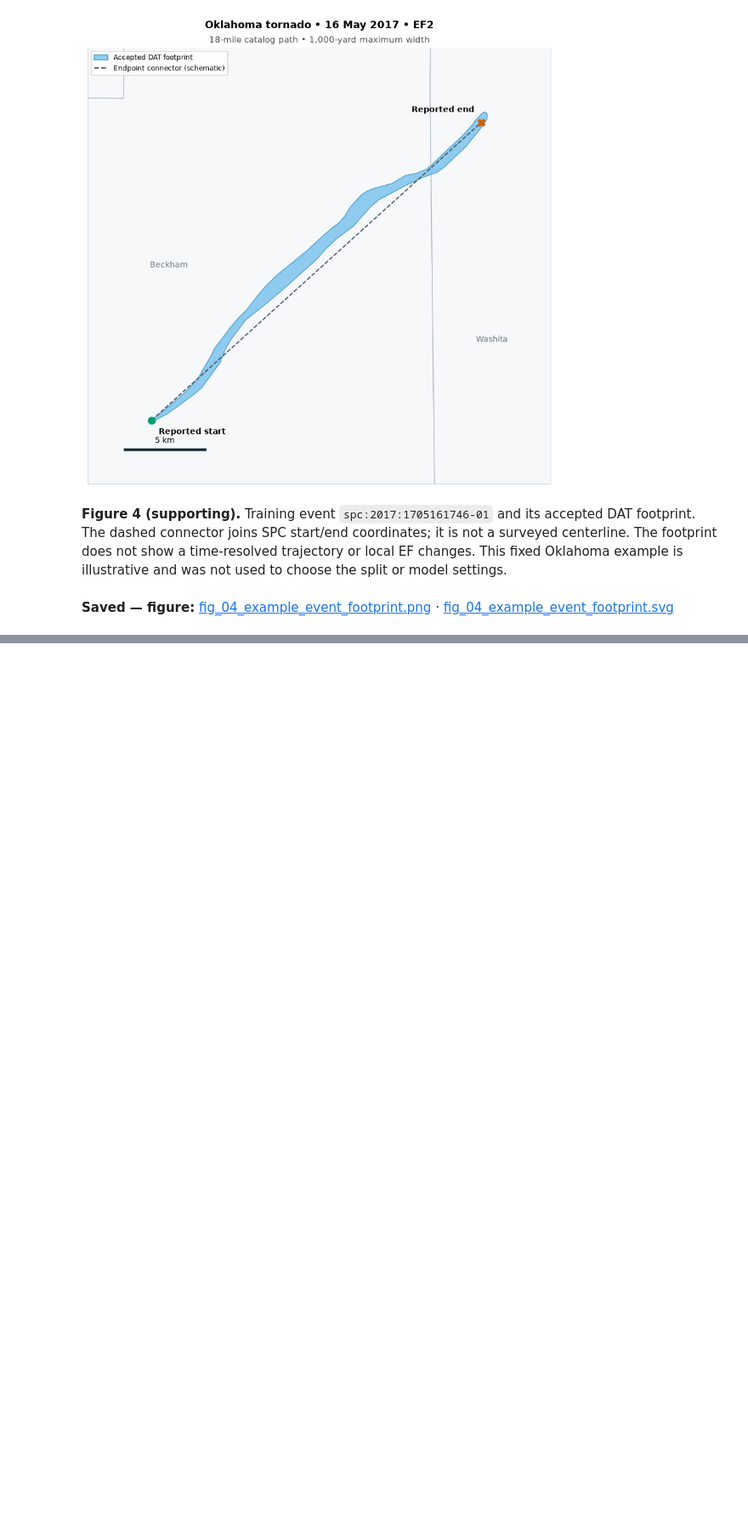
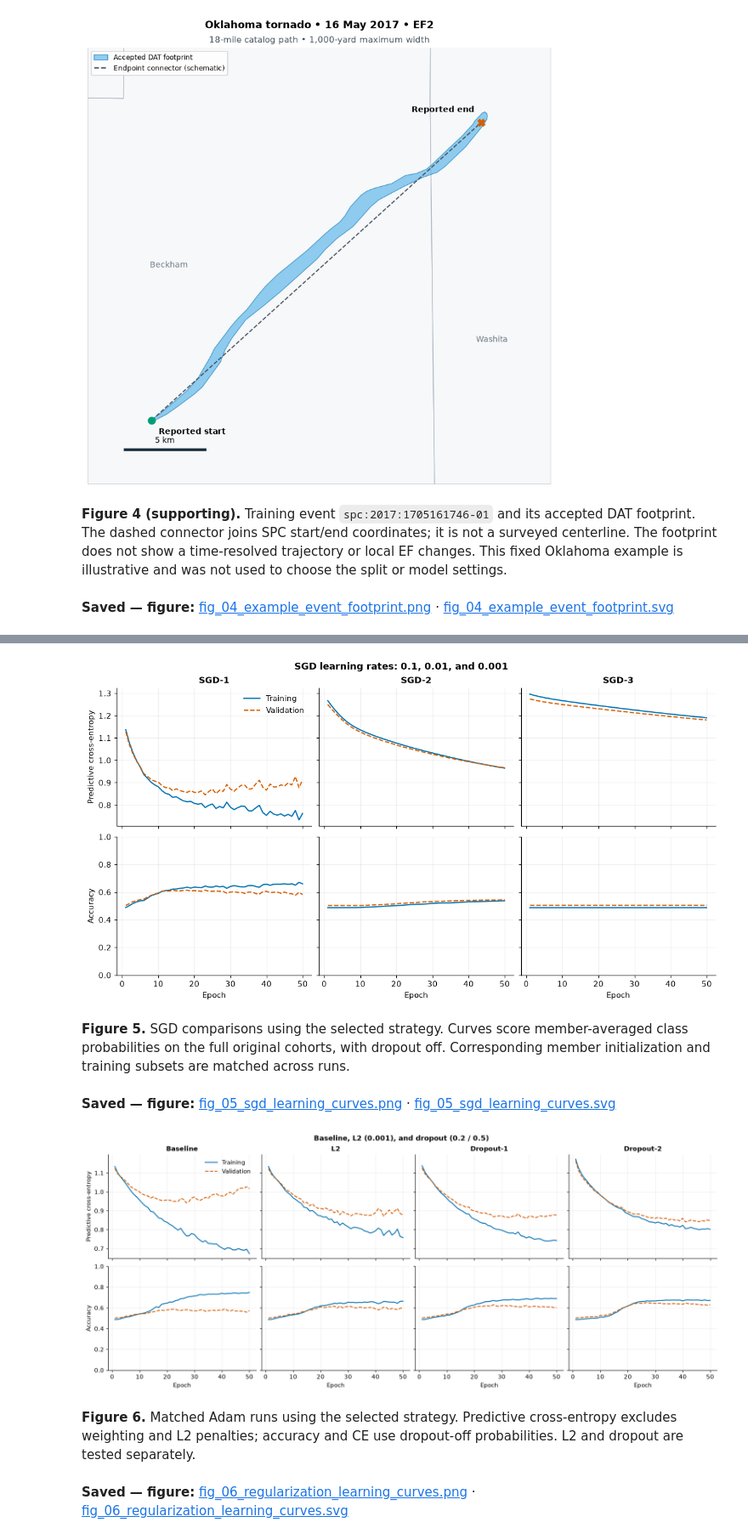
Before and after one commit to jakeryderv/tornado-severity-analysis, a Jupyter notebook: notebook.ipynb, the cells around one changed output, grey strips where cells are left out. Shown at 85% size. Cells and saved outputs as stored; diff of their text form; code cells hidden in the pictures; blank space fills up the shorter version.

```diff
--- a/notebook.ipynb
+++ b/notebook.ipynb
@@ -1216,0 +1757,30 @@ alone does not establish causation or an incorrect EF rating.
+# %%
+fig = plot_learning_curves(
+    modeling_results, ["SGD-1", "SGD-2", "SGD-3"], title="SGD learning rates: 0.1, 0.01, and 0.001"
+)
+show_figure(
+    fig,
+    "fig_05_sgd_learning_curves",
+    "**Figure 5.** SGD comparisons using the selected strategy. Curves score "
+    "member-averaged class probabilities on the full original cohorts, with dropout off. "
+    "Corresponding member initialization and training subsets are matched across runs.",
+)
+fig = plot_learning_curves(
+    modeling_results,
+    ["Baseline", "L2", "Dropout-1", "Dropout-2"],
+    title="Baseline, L2 (0.001), and dropout (0.2 / 0.5)",
+)
+show_figure(
+    fig,
+    "fig_06_regularization_learning_curves",
+    "**Figure 6.** Matched Adam runs using the selected strategy. Predictive cross-entropy "
+    "excludes weighting and L2 penalties; accuracy and CE use dropout-off probabilities. "
+    "L2 and dropout are tested separately.",
+)
+# %% [output]
+[figure, added]
+**Figure 5.** SGD comparisons using the selected strategy. Curves score member-averaged class probabilities on the full original cohorts, with dropout off. Corresponding member initialization and training subsets are matched across runs.
+**Saved — figure:** [fig_05_sgd_learning_curves.png](assets/figures/fig_05_sgd_learning_curves.png) · [fig_05_sgd_learning_curves.svg](assets/figures/fig_05_sgd_learning_curves.svg)
+[figure, added]
+**Figure 6.** Matched Adam runs using the selected strategy. Predictive cross-entropy excludes weighting and L2 penalties; accuracy and CE use dropout-off probabilities. L2 and dropout are tested separately.
+**Saved — figure:** [fig_06_regularization_learning_curves.png](assets/figures/fig_06_regularization_learning_curves.png) · [fig_06_regularization_learning_curves.svg](assets/figures/fig_06_regularization_learning_curves.svg)
```
Also changed, not shown: parts of 26 cells of this notebook, 35 other files.
